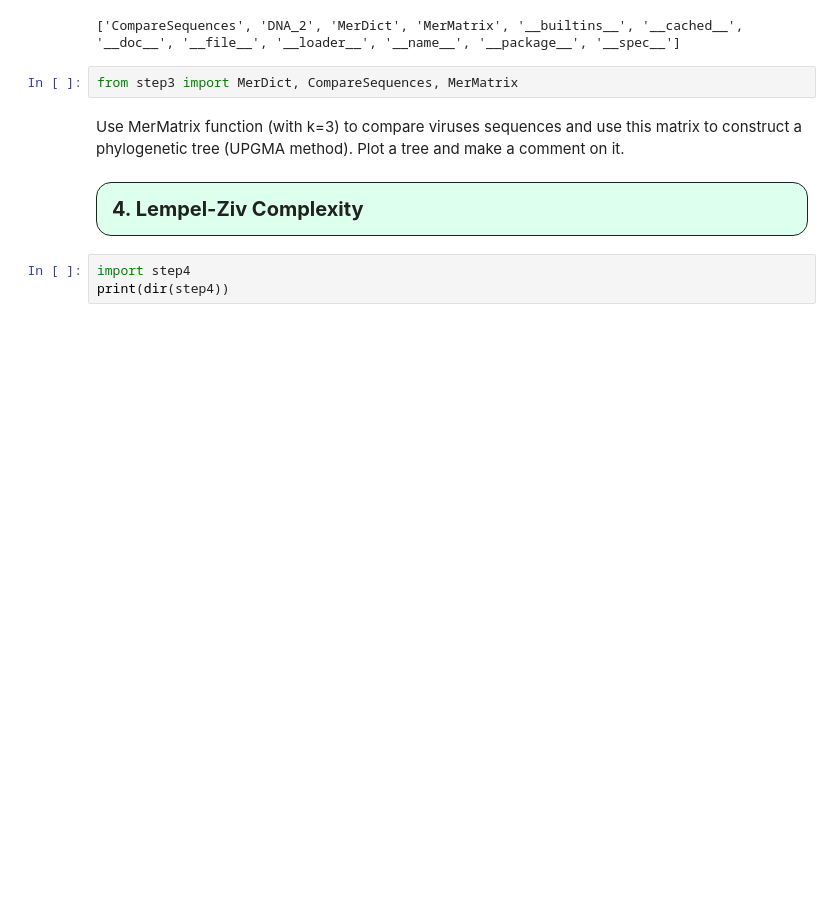
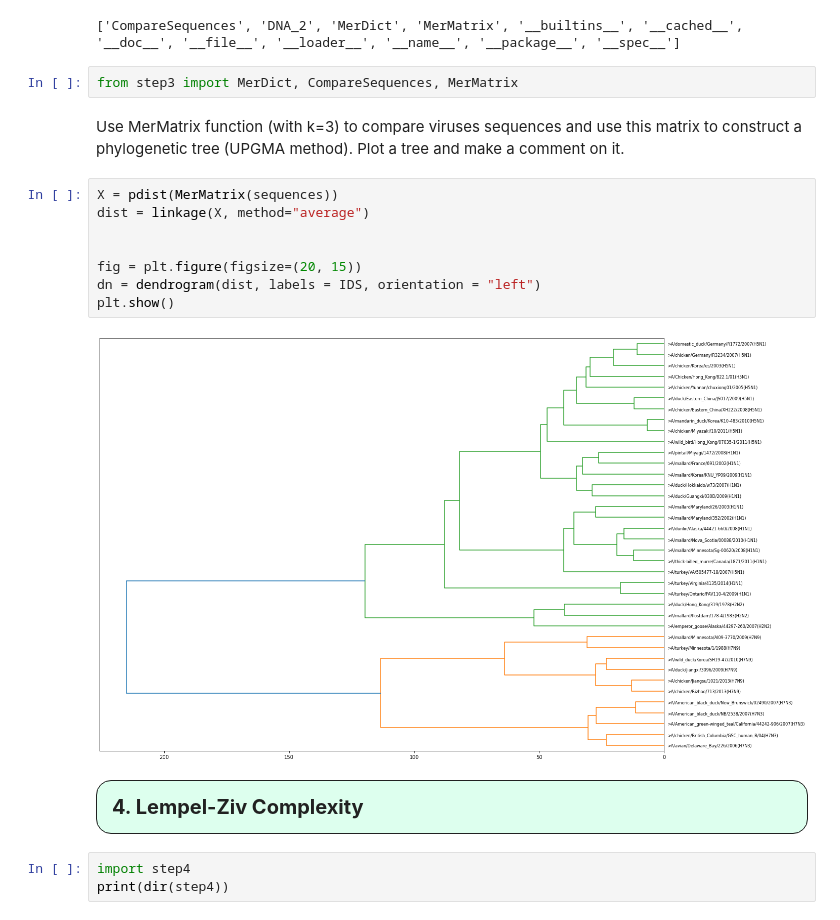
Before and after one commit to Marczak-J/Influenza, a Jupyter notebook: INFLUENZA.ipynb, the cells around one changed output. Drawn from its saved outputs; the diff is of its cells as text; blank space fills up the shorter version.

```diff
--- a/INFLUENZA.ipynb
+++ b/INFLUENZA.ipynb
@@ -89,6 +92,16 @@ print(dir(step3))
 from step3 import MerDict, CompareSequences, MerMatrix
 # %% [markdown]
 Use MerMatrix function (with k=3) to compare viruses sequences and use this matrix to construct a phylogenetic tree (UPGMA method). Plot a tree and make a comment on it.
+# %%
+X = pdist(MerMatrix(sequences))
+dist = linkage(X, method="average")
+
+
+fig = plt.figure(figsize=(20, 15))
+dn = dendrogram(dist, labels = IDS, orientation = "left")
+plt.show()
+# %% [output]
+[figure, added]
 # %% [markdown]
 <p style="font-size:15pt;font-weight:bold;border:1px solid;border-color:#aabbcc;padding:15px;background:#ddffee;border-radius:15px">4. Lempel-Ziv Complexity </p>
 # %%
```
Also changed, not shown: parts of 4 cells of this notebook.
